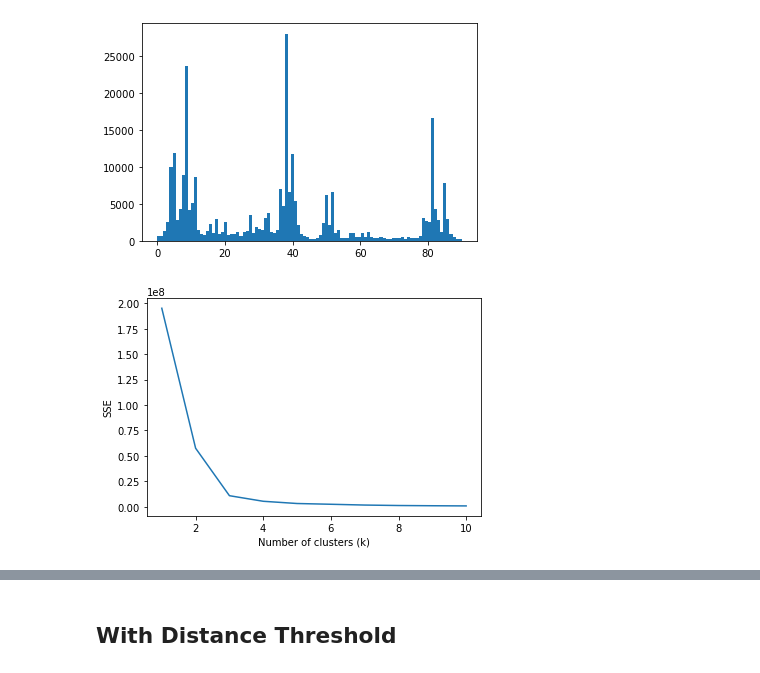
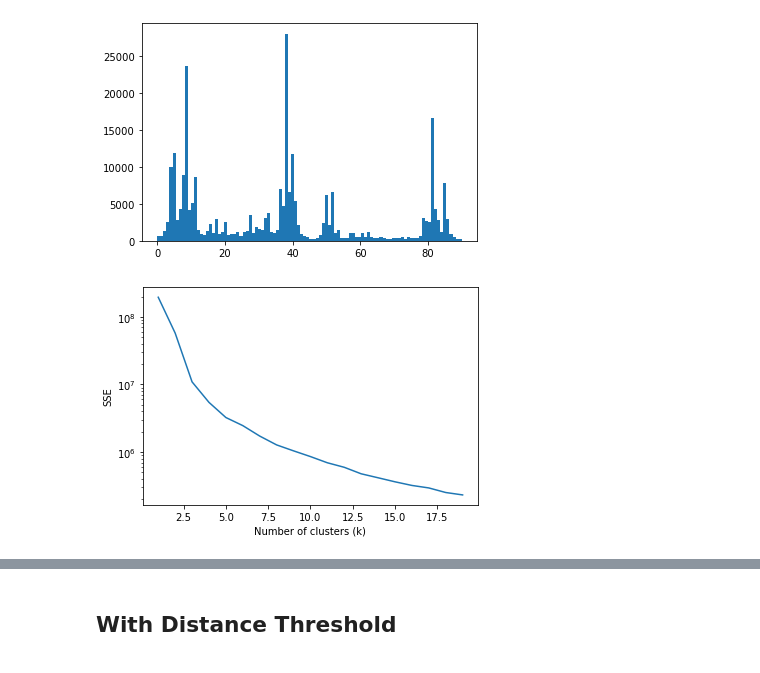
Before and after one commit to raphaellaude/geo-obb, a Jupyter notebook: examples/grid_identification_bk.ipynb, the cells around one changed output, grey strips where cells are left out. Drawn from its saved outputs; the diff is of its cells as text; code cells hidden in the pictures.

```diff
--- a/examples/grid_identification_bk.ipynb
+++ b/examples/grid_identification_bk.ipynb
@@ -46,16 +48,17 @@ plt.hist(np.degrees(abs_angles) % 90, bins=100);
 # %%
 data = (np.degrees(abs_angles) % 90).reshape(-1, 1)
 
 sse = {}
-for k in range(1, 11):
+for k in range(1, 20):
     kmeans = KMeans(n_clusters=k, max_iter=1000).fit(data)
     sse[k] = kmeans.inertia_
 
 plt.figure()
 plt.plot(list(sse.keys()), list(sse.values()))
+plt.yscale('log')
 plt.xlabel("Number of clusters (k)")
 plt.ylabel("SSE")
 plt.show()
 # %% [output]
-[figure, old version]
+[figure, new version]
 # %%
```
Also changed, not shown: parts of 15 cells of this notebook.
